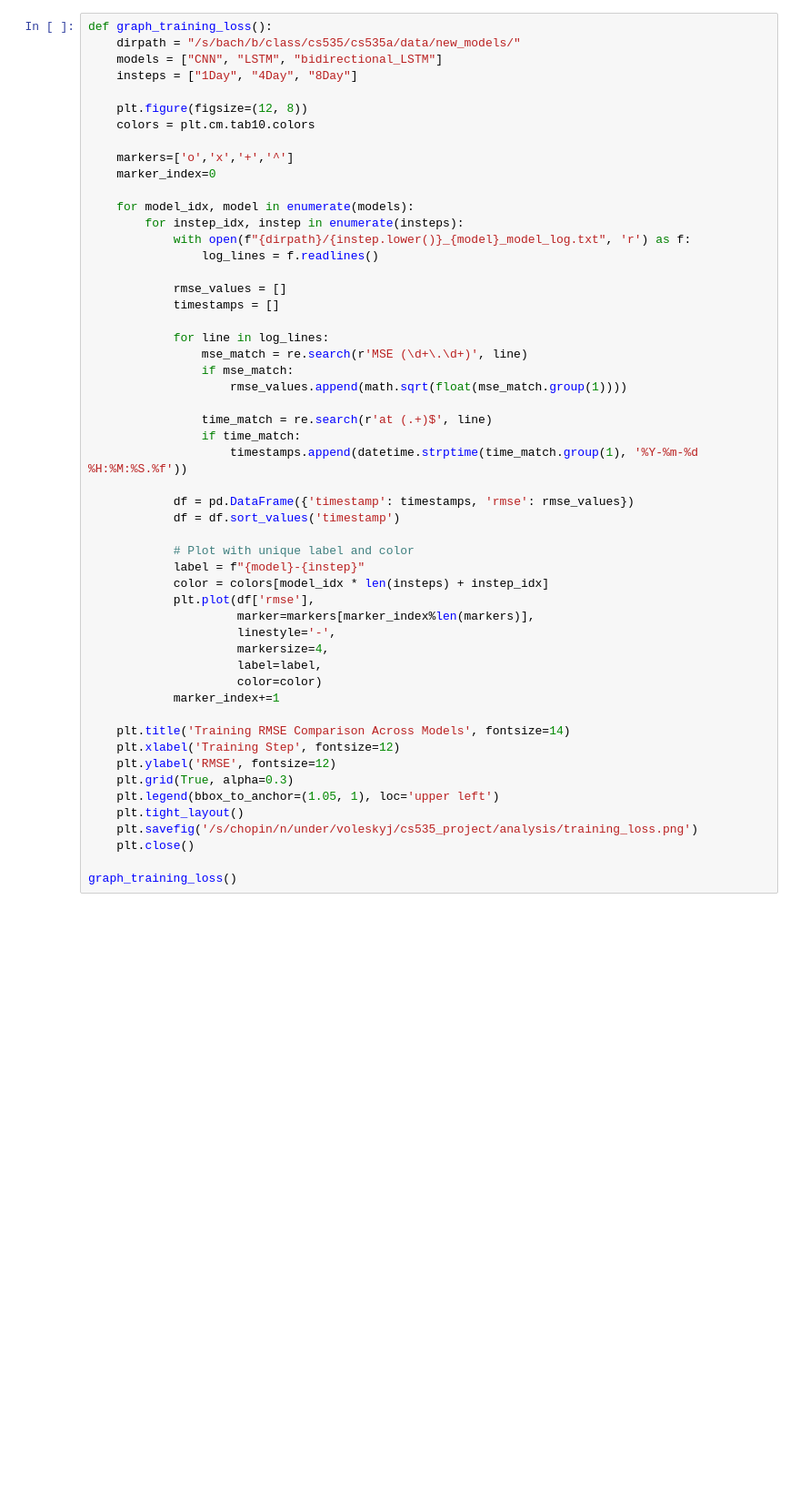
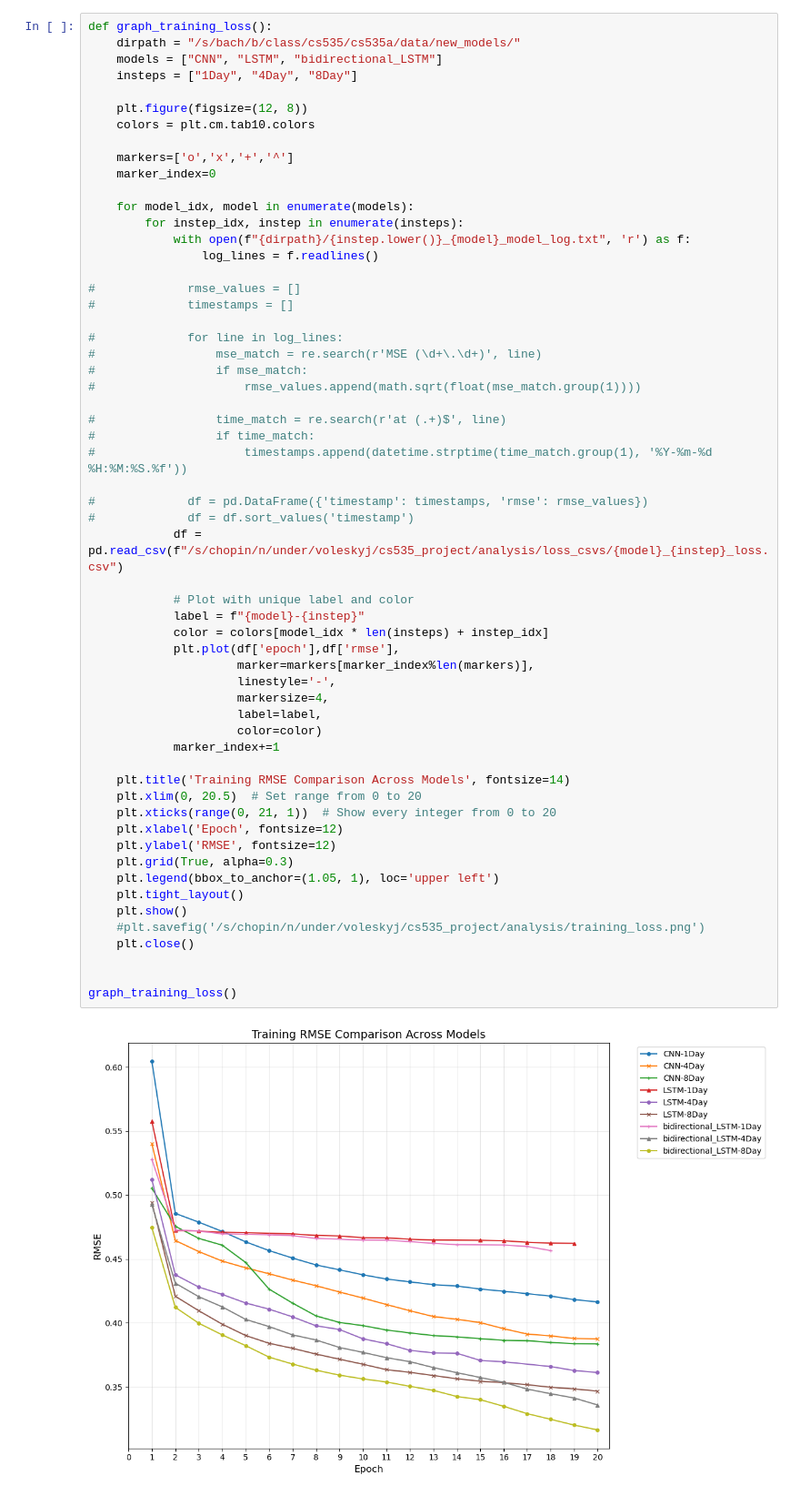
Before and after one commit to paige-marie/cs535_Project, a Jupyter notebook: analysis/Model evaluation.ipynb, the cells around one changed output. Shown at 91% size. Drawn from its saved outputs; the diff is of its cells as text; blank space fills up the shorter version.

Commit message:
loss graph

```diff
--- a/analysis/Model evaluation.ipynb
+++ b/analysis/Model evaluation.ipynb
@@ -145,44 +146,51 @@ def graph_training_loss():
     markers=['o','x','+','^']
     marker_index=0
 
     for model_idx, model in enumerate(models):
         for instep_idx, instep in enumerate(insteps):
             with open(f"{dirpath}/{instep.lower()}_{model}_model_log.txt", 'r') as f:
                 log_lines = f.readlines()
 
-            rmse_values = []
-            timestamps = []
+#             rmse_values = []
+#             timestamps = []
 
-            for line in log_lines:
-                mse_match = re.search(r'MSE (\d+\.\d+)', line)
-                if mse_match:
-                    rmse_values.append(math.sqrt(float(mse_match.group(1))))
+#             for line in log_lines:
+#                 mse_match = re.search(r'MSE (\d+\.\d+)', line)
+#                 if mse_match:
+#                     rmse_values.append(math.sqrt(float(mse_match.group(1))))
 
-                time_match = re.search(r'at (.+)$', line)
-                if time_match:
-                    timestamps.append(datetime.strptime(time_match.group(1), '%Y-%m-%d %H:%M:%S.%f'))
+#                 time_match = re.search(r'at (.+)$', line)
+#                 if time_match:
+#                     timestamps.append(datetime.strptime(time_match.group(1), '%Y-%m-%d %H:%M:%S.%f'))
 
-            df = pd.DataFrame({'timestamp': timestamps, 'rmse': rmse_values})
-            df = df.sort_values('timestamp')
+#             df = pd.DataFrame({'timestamp': timestamps, 'rmse': rmse_values})
+#             df = df.sort_values('timestamp')
+            df = pd.read_csv(f"/s/chopin/n/under/voleskyj/cs535_project/analysis/loss_csvs/{model}_{instep}_loss.csv")
 
             # Plot with unique label and color
             label = f"{model}-{instep}"
             color = colors[model_idx * len(insteps) + instep_idx]
-            plt.plot(df['rmse'],
+            plt.plot(df['epoch'],df['rmse'],
                      marker=markers[marker_index%len(markers)],
                      linestyle='-',
                      markersize=4,
                      label=label,
                      color=color)
             marker_index+=1
 
     plt.title('Training RMSE Comparison Across Models', fontsize=14)
-    plt.xlabel('Training Step', fontsize=12)
+    plt.xlim(0, 20.5)  # Set range from 0 to 20
+    plt.xticks(range(0, 21, 1))  # Show every integer from 0 to 20
+    plt.xlabel('Epoch', fontsize=12)
     plt.ylabel('RMSE', fontsize=12)
     plt.grid(True, alpha=0.3)
     plt.legend(bbox_to_anchor=(1.05, 1), loc='upper left')
     plt.tight_layout()
-    plt.savefig('/s/chopin/n/under/voleskyj/cs535_project/analysis/training_loss.png')
+    plt.show()
+    #plt.savefig('/s/chopin/n/under/voleskyj/cs535_project/analysis/training_loss.png')
     plt.close()
 
+
 graph_training_loss()
+# %% [output]
+[figure, added]
```
Also changed, not shown: parts of 2 cells of this notebook, 13 other files.
